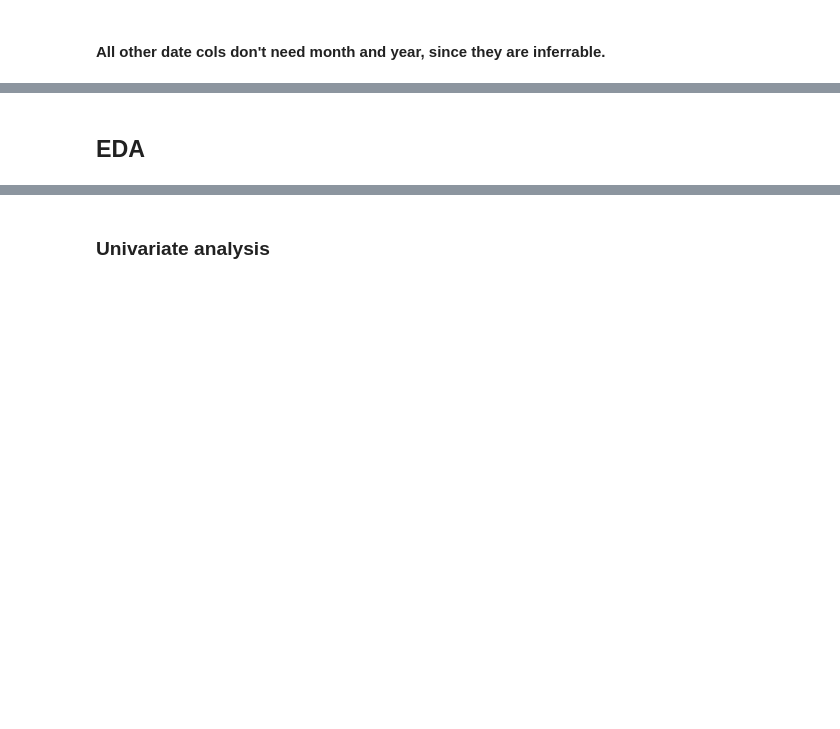
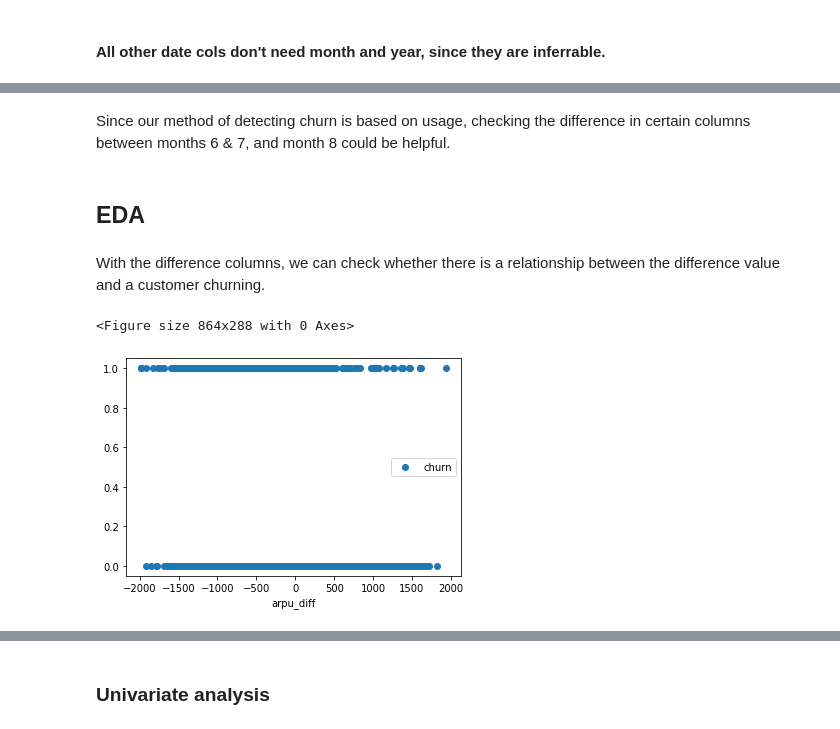
Before and after one commit to kavurisrikanth/telecom-churn-case-study, a Jupyter notebook: telecom_churn.ipynb, the cells around one changed output, grey strips where cells are left out. Cells and saved outputs as stored; diff of their text form; code cells hidden in the pictures; blank space fills up the shorter version.

```diff
--- a/telecom_churn.ipynb
+++ b/telecom_churn.ipynb
@@ -706,0 +527,2 @@ data.shape
+# %%
+numeric_cols = [x for x in numeric_cols if x not in remove]
@@ -706,0 +571,2 @@ data.shape
+# %% [markdown]
+Since our method of detecting churn is based on usage, checking the difference in certain columns between months 6 & 7, and month 8 could be helpful.
@@ -707,2 +588,11 @@ data.shape
 # %% [markdown]
 ## EDA
+# %% [markdown]
+With the difference columns, we can check whether there is a relationship between the difference value and a customer churning.
+# %%
+plt.figure(figsize=(12, 4))
+data.plot(x='arpu_diff', y='churn', style=['o', 'rx'])
+plt.show()
+# %% [output]
+<Figure size 864x288 with 0 Axes>
+[figure, added]
```
Also changed, not shown: parts of 346 cells of this notebook, 1 other file.
